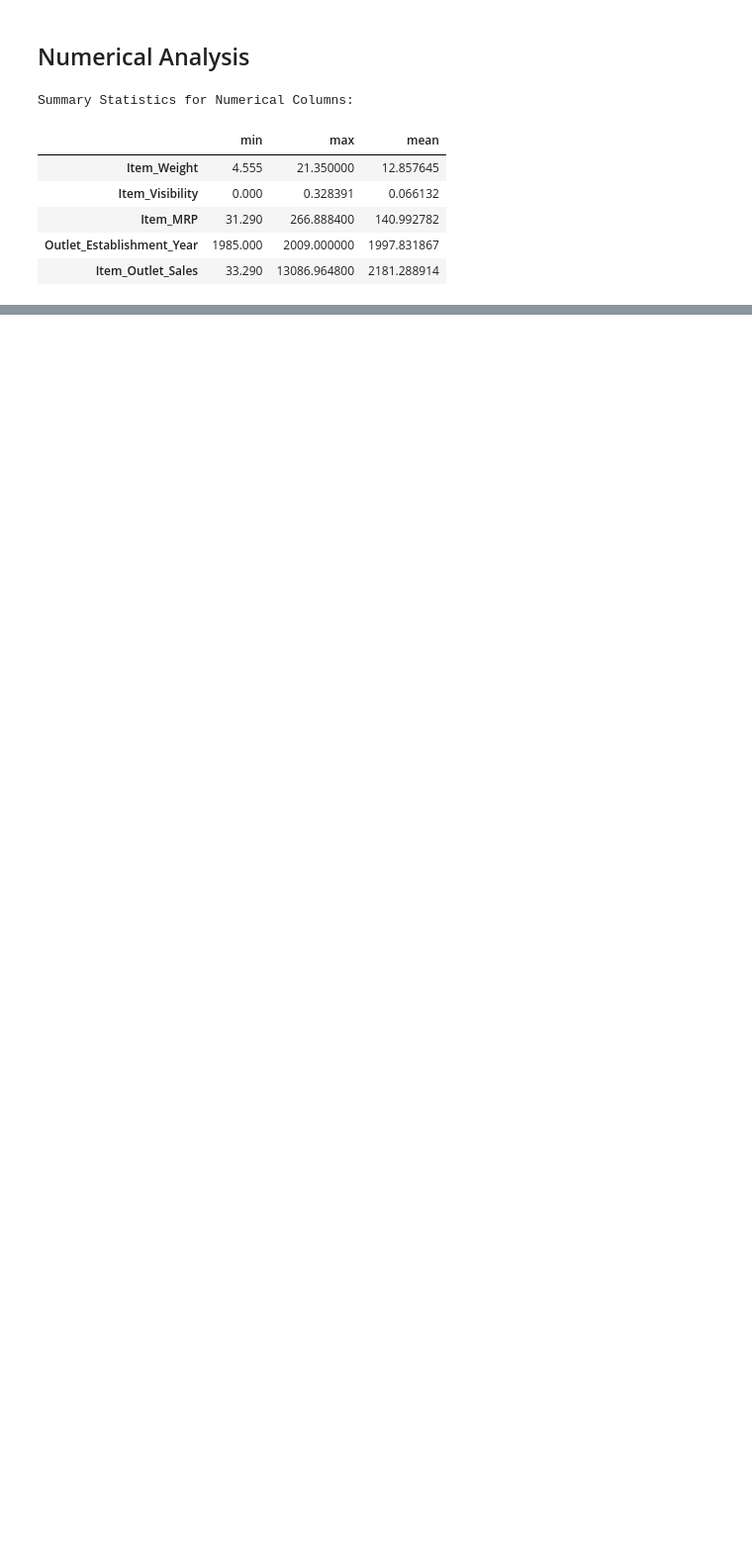
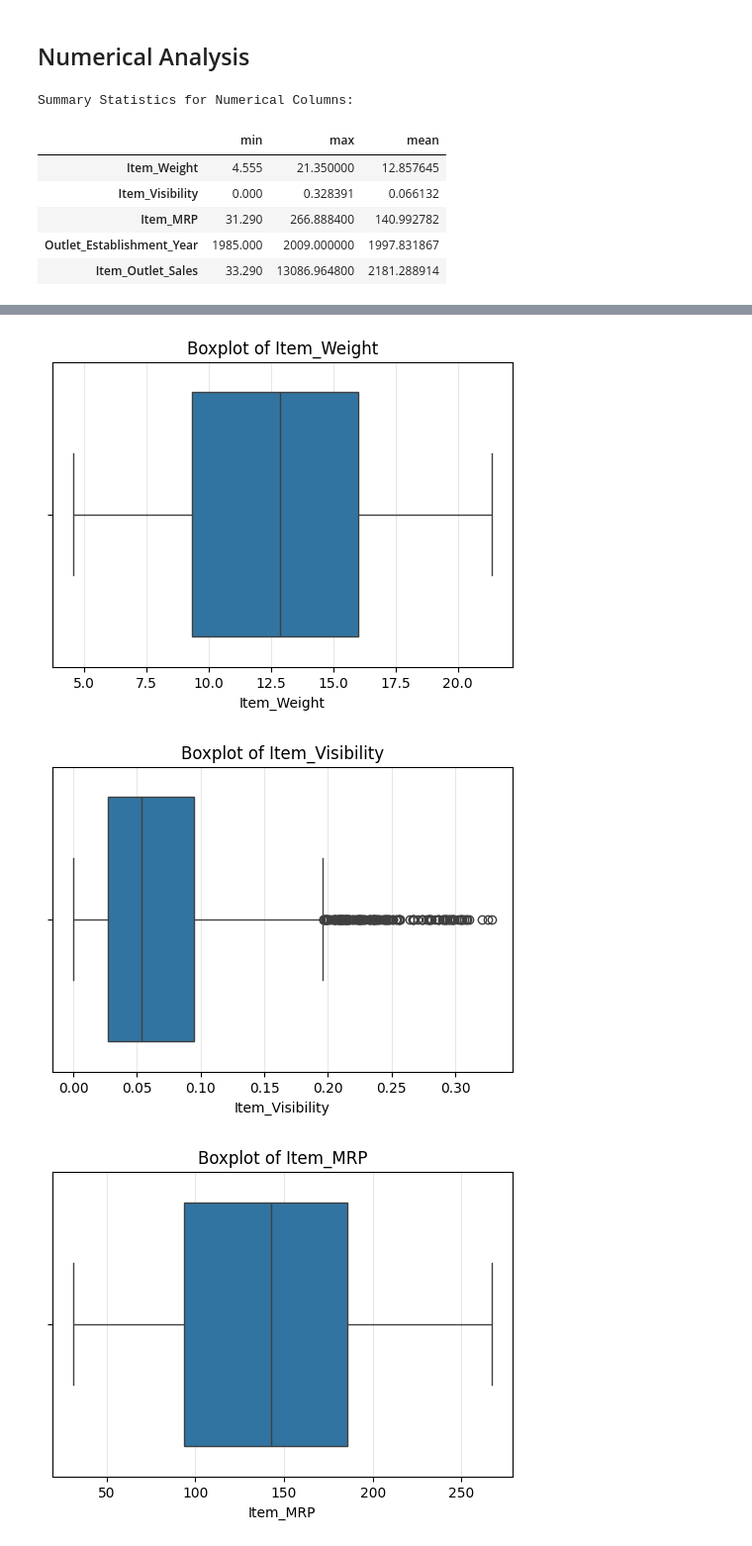
Before and after one commit to ashrafsohail42003/Prediction-of-Product-Sales, a Jupyter notebook: Data_Cleaning_&_Exploration(Project).ipynb, the cells around one changed output, grey strips where cells are left out. Shown at 99% size. Saved outputs shown, nothing was run; the diff lists cells and outputs as text; code cells hidden in the pictures; blank space fills up the shorter version.

```diff
--- a/Data_Cleaning_&_Exploration(Project).ipynb
+++ b/Data_Cleaning_&_Exploration(Project).ipynb
@@ -178,0 +212,11 @@ Summary Statistics for Numerical Columns:
+# %%
+for c in numeric_cols:
+    plt.figure(figsize=(6,4))
+    sns.boxplot(data=df, x=c)
+    plt.title(f'Boxplot of {c}')
+    plt.xlabel(c)
+    plt.grid(axis='x', alpha=0.3)
+# %% [output]
+[figure, added]
+[figure, added]
+[figure, added]
```
Also changed, not shown: parts of 17 cells of this notebook.
